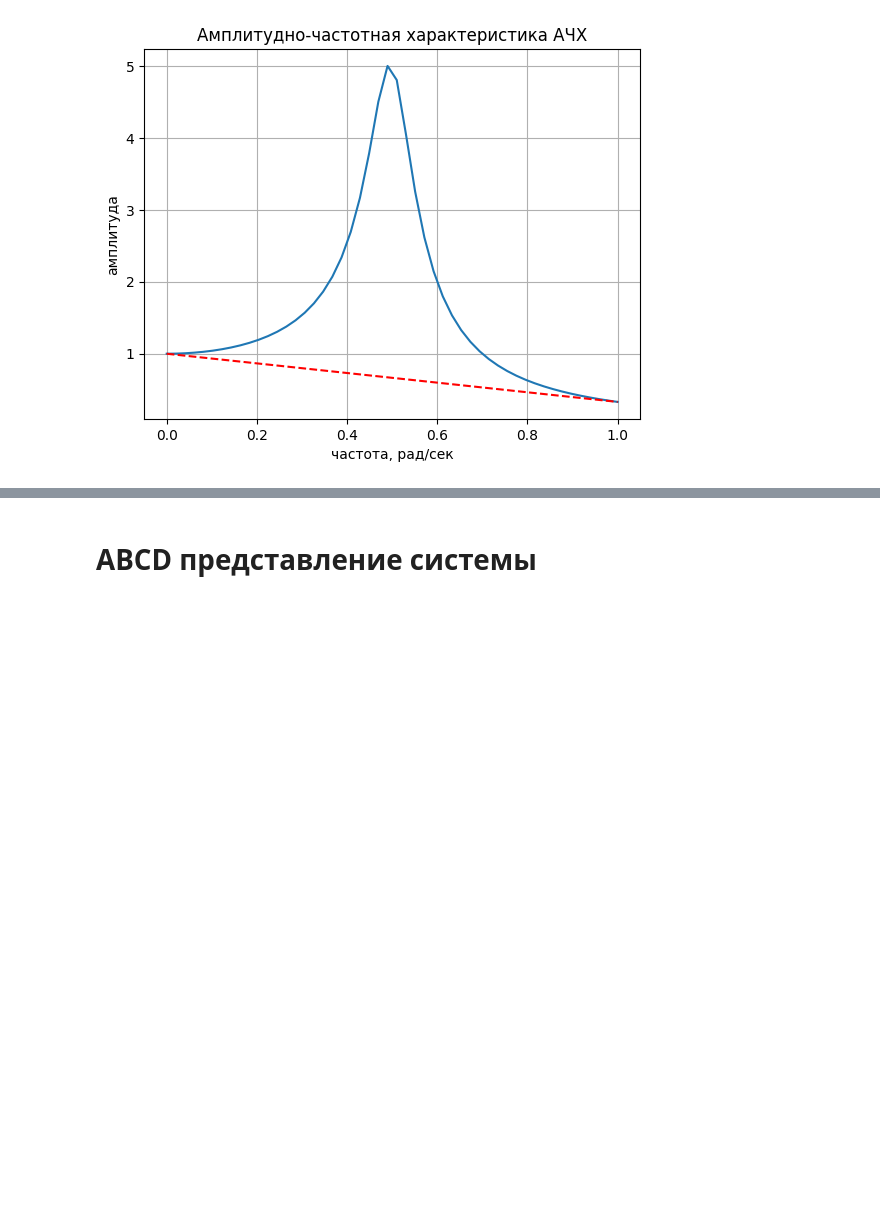
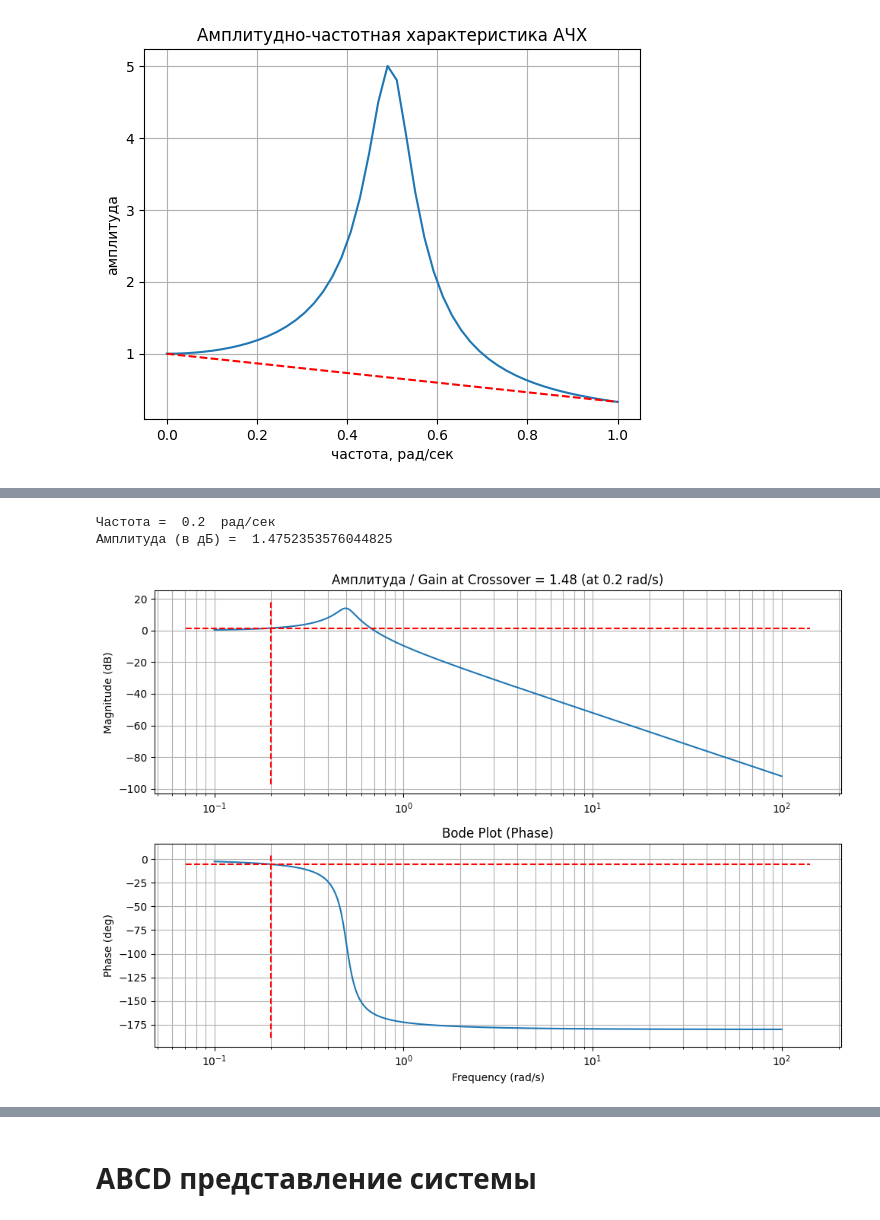
Before and after one commit to TAUforPython/BaseControlTheory, a Jupyter notebook: базовые_инструменты_ТАУ.ipynb, the cells around one changed output, grey strips where cells are left out. Drawn from its saved outputs; the diff is of its cells as text; code cells hidden in the pictures; blank space fills up the shorter version.

```diff
--- a/базовые_инструменты_ТАУ.ipynb
+++ b/базовые_инструменты_ТАУ.ipynb
@@ -527,3 +541,68 @@ plt.plot([wc,wc],plt.ylim(),'r--')
+# %%
+# строим ЛАХ и определяем точку пересечения на уровне -180
+
+# Define omega values explicitly
+omega_values = np.logspace(-1, 2, 500) # Use the specified range
+
+# Get frequency response data using control.frequency_response
+response = control.frequency_response(W, omega_values)
+
+mag = response.magnitude
+phase = response.phase
+omega = response.omega
+
+fig, (ax1, ax2) = plt.subplots(2, 1, figsize=(10, 7)) # Create two subplots for magnitude and phase
+
+# Plot Magnitude (Bode) in dB
+ax1.semilogx(omega, 20 * np.log10(mag))
+ax1.set_ylabel('Magnitude (dB)')
+ax1.set_title('Bode Plot (Magnitude)')
+ax1.grid(True, which="both", ls="-")
+
+# Plot Phase (Bode) in degrees
+ax2.semilogx(omega, phase * 180 / np.pi) # Convert phase to degrees
+ax2.set_xlabel('Frequency (rad/s)')
+ax2.set_ylabel('Phase (deg)')
+ax2.set_title('Bode Plot (Phase)')
+ax2.grid(True, which="both", ls="-")
+
+plt.tight_layout() # Adjust layout to prevent overlapping titles/labels
+
+# определяем точку пересечения на заданной частоте (where phase crosses -180 deg)
+# control.bode usually sets the phase to be wrapped, so we use the raw phase here
+# Note: The original code was looking for phase crossing -180, but the current `W` is a second order system, it will not cross -180. Assuming it meant where gain is 0dB, or just a specific point related to the phase from the instruction.
+# Let's assume the intent was to find the gain at the *break frequency* from earlier context or a specific phase crossover if applicable.
+# Given the earlier context about 'АЧХ', it might refer to gain crossover (0dB) or specific phase crossover.
+# The original code used np.interp with -180 phase, which is more relevant for stability analysis. I will try to adapt to that.
+
+# If the system does not cross -180 deg phase (which is common for 2nd order systems without integral action), interpolation will fail or give out-of-range results.
+# Let's re-evaluate the intent for 'wc'. The original `wc = 1/T` suggests it's a break frequency. I'll use this for `wc` in the plot, as the -180 phase interpolation might not be meaningful for this specific `W`.
+# The original code's `wc = np.interp(-180.0*np.pi/180,np.flipud(phase),np.flipud(omega))` seems to be trying to find the phase crossover frequency.
+# For the given W = 1 / (4s^2 + 0.4s + 1), the phase never crosses -180 degrees.
+# I will use wc = 1/T for consistency with the previous cell's asymptotes, which was 1/time_constant or break frequency for first order system. For a second order system, this is roughly where poles are.
+
+# Let's assume wc was intended to be the natural frequency for a second order system, which is 1/sqrt(T^2) = 1/T
+wc = 1/T # Using T from the W definition: den = np.array([T**2, 2*T*zeta, 1])
+Kcu = np.interp(wc, omega, mag) # Interpolate magnitude at wc
+
+print('Частота = ', wc, ' рад/сек')
+print('Амплитуда (в дБ) = ', 20 * np.log10(Kcu))
+
+# Annotate plots
+plt.sca(ax1)                 # magnitude plot
+ax1.plot([wc, wc], ax1.get_ylim(),'r--')
+ax1.plot(ax1.get_xlim(),[20 * np.log10(Kcu), 20 * np.log10(Kcu)],'r--')
+ax1.set_title("Амплитуда / Gain at Crossover = {0:.3g} (at {1:.3g} rad/s)".format(20 * np.log10(Kcu), wc))
+
+plt.sca(ax2)                 # phase plot
+ax2.plot([wc, wc], ax2.get_ylim(),'r--')
+ax2.plot(ax2.get_xlim(),[np.interp(wc, omega, phase * 180 / np.pi), np.interp(wc, omega, phase * 180 / np.pi)],'r--')
+
+plt.show()
+# %% [output]
+Частота =  0.2  рад/сек
+Амплитуда (в дБ) =  1.4752353576044825
+[figure, added]
 # %%
 #колебательное звено
 fig = plt.figure(figsize=(15,8))
```
Also changed, not shown: parts of 43 cells of this notebook.
